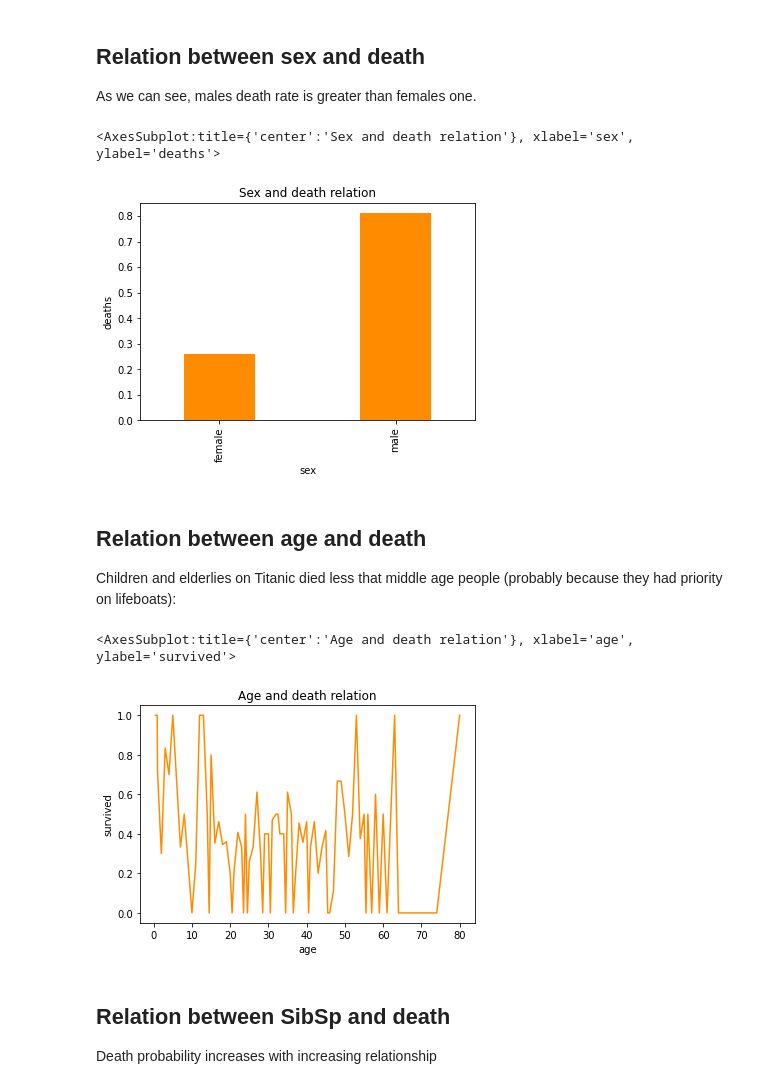
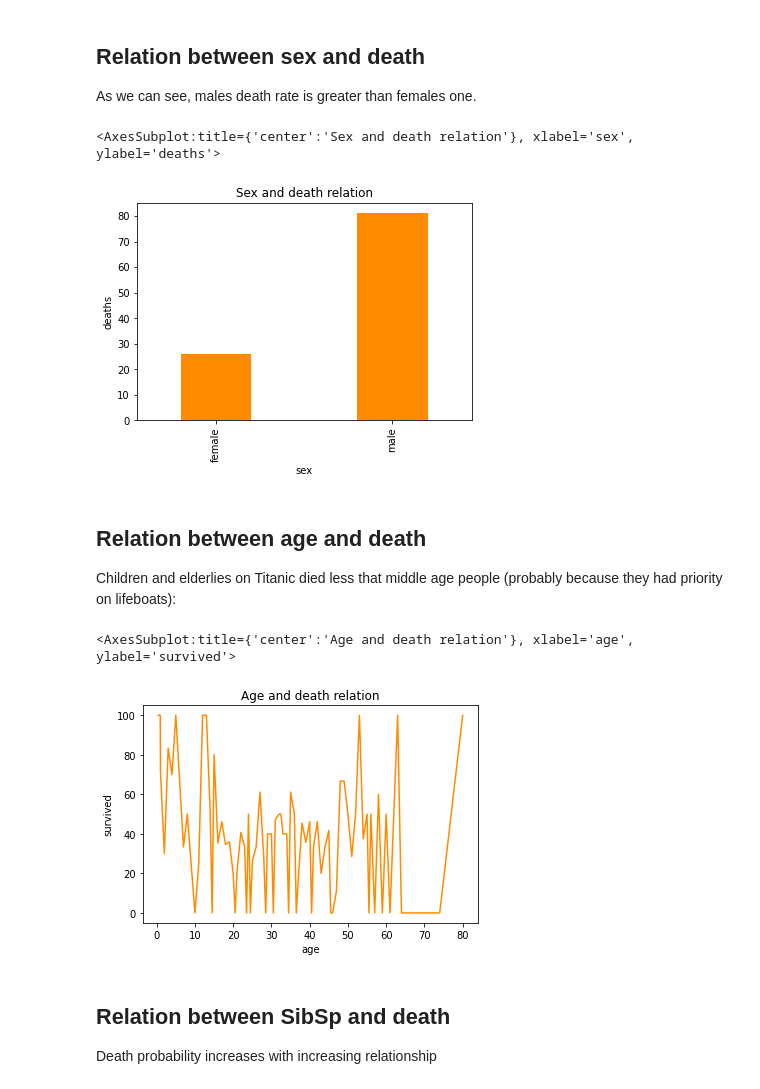
Before and after one commit to Fedege98/TitanicKaggle, a Jupyter notebook: titanicchallenge-enrico.ipynb, the cells around one changed output. Cells and saved outputs as stored; diff of their text form; code cells hidden in the pictures.

```diff
--- a/titanicchallenge-enrico.ipynb
+++ b/titanicchallenge-enrico.ipynb
@@ -127,20 +127,20 @@ class_scheme.plot(kind='bar', color='darkorange', width = 0.5, title='Class and
 ## Relation between sex and death
 As we can see, males death rate is greater than females one.
 # %%
-sex_scheme = clean_training_set.groupby('Sex')['Survived'].apply(lambda x: (x==0).mean())
+sex_scheme = clean_training_set.groupby('Sex')['Survived'].apply(lambda x: (x==0).mean()*100)
 sex_scheme.plot(kind='bar', color='darkorange', width = 0.4, title='Sex and death relation', ylabel='deaths', xlabel='sex')
 # %% [output]
 <AxesSubplot:title={'center':'Sex and death relation'}, xlabel='sex', ylabel='deaths'>
-[figure, old version]
+[figure, new version]
 # %% [markdown]
 ## Relation between age and death
 Children and elderlies on Titanic died less that middle age people (probably because they had priority on lifeboats):
 # %%
-age_scheme = clean_training_set.groupby('Age')['Survived'].mean()
+age_scheme = clean_training_set.groupby('Age')['Survived'].mean()*100
 age_scheme.plot(kind='line', color='darkorange', title='Age and death relation', ylabel='survived', xlabel='age')
 # %% [output]
 <AxesSubplot:title={'center':'Age and death relation'}, xlabel='age', ylabel='survived'>
-[figure, old version]
+[figure, new version]
 # %% [markdown]
 ## Relation between SibSp and death
 Death probability increases with increasing relationship
```
Also changed, not shown: parts of 3 cells of this notebook.
